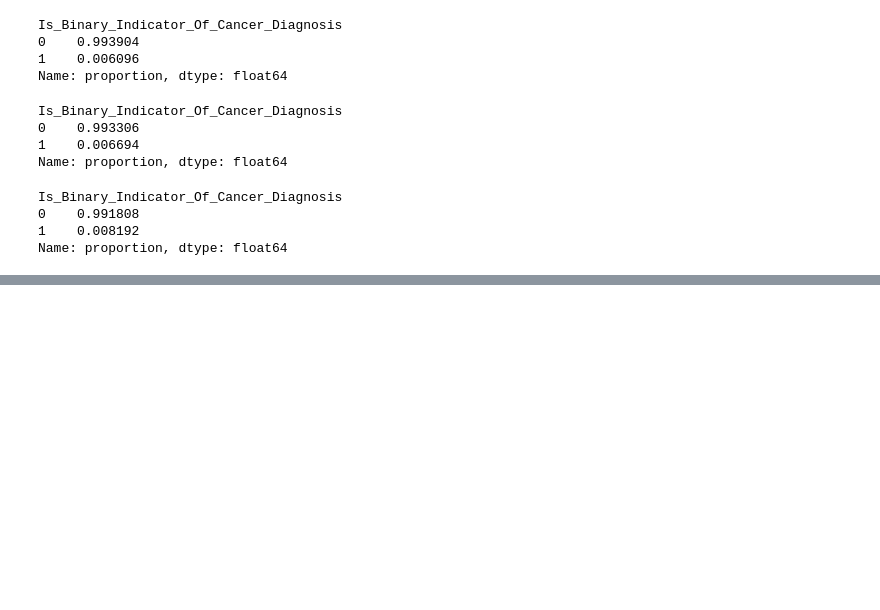
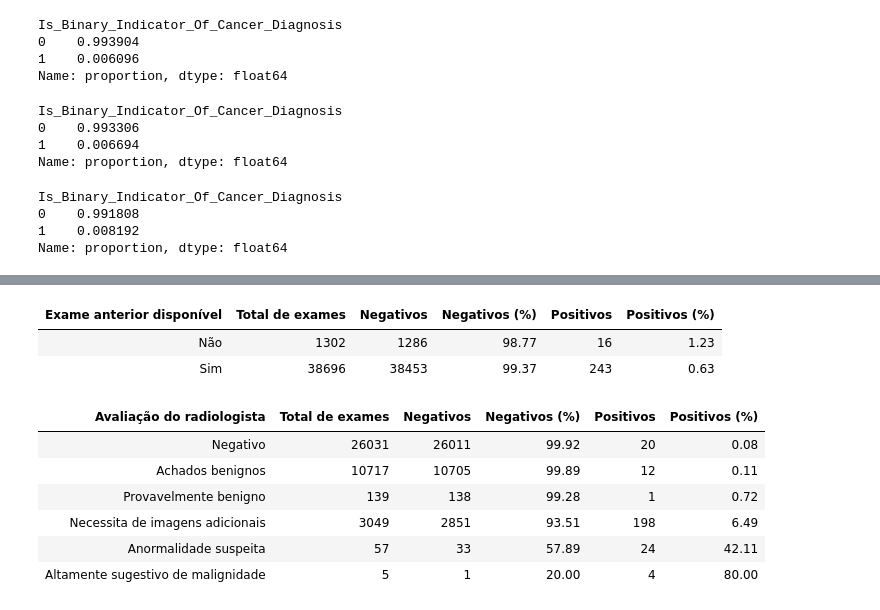
Before and after one commit to arthurMalveste/Breast-Cancer-Analysis-and-Classification, a Jupyter notebook: notebooks/analise.ipynb, the cells around one changed output, grey strips where cells are left out. Saved outputs shown, nothing was run; the diff lists cells and outputs as text; code cells hidden in the pictures; blank space fills up the shorter version.

Commit message:
Amplia estatísticas descritivas dos exames BCSC

```diff
--- a/notebooks/analise.ipynb
+++ b/notebooks/analise.ipynb
@@ -111,0 +419,77 @@ Name: proportion, dtype: float64
+# %%
+# Disponibilidade de exame anterior x diagnóstico
+# Mamografia prévia indica se a mulher já fez o exame alguma vez.
+# Esta variável indica se as imagens de um exame anterior estavam disponíveis
+# para o radiologista comparar com as atuais. Ela pode ter feito uma mamografia
+# em outra clínica, por exemplo, sem que as imagens estivessem disponíveis aqui.
+# No pré-processamento, 4.680 valores ausentes foram preenchidos com "Sim".
+alvo = "Is_Binary_Indicator_Of_Cancer_Diagnosis"
+coluna_exame_anterior = "Comparison_Mammogram_From_Mammography"
+categorias_exame_anterior = {0: "Não", 1: "Sim"}
+
+linhas_exame_anterior = []
+
+for codigo, categoria in categorias_exame_anterior.items():
+    exames = df.loc[df[coluna_exame_anterior] == codigo]
+    total = len(exames)
+    negativos = (exames[alvo] == 0).sum()
+    positivos = (exames[alvo] == 1).sum()
+
+    linhas_exame_anterior.append({
+        "Exame anterior disponível": categoria,
+        "Total de exames": total,
+        "Negativos": negativos,
+        "Negativos (%)": negativos / total * 100,
+        "Positivos": positivos,
+        "Positivos (%)": positivos / total * 100,
+    })
+
+resumo_exame_anterior = pd.DataFrame(linhas_exame_anterior).round(2)
+resumo_exame_anterior
+# %% [output]
+| Exame anterior disponível | Total de exames | Negativos | Negativos (%) | Positivos | Positivos (%) |
+| Não | 1302 | 1286 | 98.77 | 16 | 1.23 |
+| Sim | 38696 | 38453 | 99.37 | 243 | 0.63 |
+# %%
+# Avaliação do radiologista x diagnóstico
+# Os códigos 1–6 abaixo são internos ao arquivo processado, não os códigos BI-RADS originais.
+# A avaliação do radiologista é diferente do diagnóstico de câncer em até um ano (alvo).
+alvo = "Is_Binary_Indicator_Of_Cancer_Diagnosis"
+coluna_avaliacao_radiologista = "Radiologists_Assessment"
+
+categorias_avaliacao_radiologista = {
+    1: "Negativo",
+    2: "Achados benignos",
+    3: "Provavelmente benigno",
+    4: "Necessita de imagens adicionais",
+    5: "Anormalidade suspeita",
+    6: "Altamente sugestivo de malignidade",
+}
+
+linhas_avaliacao_radiologista = []
+
+for codigo, categoria in categorias_avaliacao_radiologista.items():
+    exames = df.loc[df[coluna_avaliacao_radiologista] == codigo]
+    total = len(exames)
+    negativos = (exames[alvo] == 0).sum()
+    positivos = (exames[alvo] == 1).sum()
+
+    linhas_avaliacao_radiologista.append({
+        "Avaliação do radiologista": categoria,
+        "Total de exames": total,
+        "Negativos": negativos,
+        "Negativos (%)": negativos / total * 100,
+        "Positivos": positivos,
+        "Positivos (%)": positivos / total * 100,
+    })
+
+resumo_avaliacao_radiologista = pd.DataFrame(linhas_avaliacao_radiologista).round(2)
+resumo_avaliacao_radiologista
+# %% [output]
+| Avaliação do radiologista | Total de exames | Negativos | Negativos (%) | Positivos | Positivos (%) |
+| Negativo | 26031 | 26011 | 99.92 | 20 | 0.08 |
+| Achados benignos | 10717 | 10705 | 99.89 | 12 | 0.11 |
+| Provavelmente benigno | 139 | 138 | 99.28 | 1 | 0.72 |
+| Necessita de imagens adicionais | 3049 | 2851 | 93.51 | 198 | 6.49 |
+| Anormalidade suspeita | 57 | 33 | 57.89 | 24 | 42.11 |
+| Altamente sugestivo de malignidade | 5 | 1 | 20.00 | 4 | 80.00 |
```
Also changed, not shown: parts of 10 cells of this notebook.
